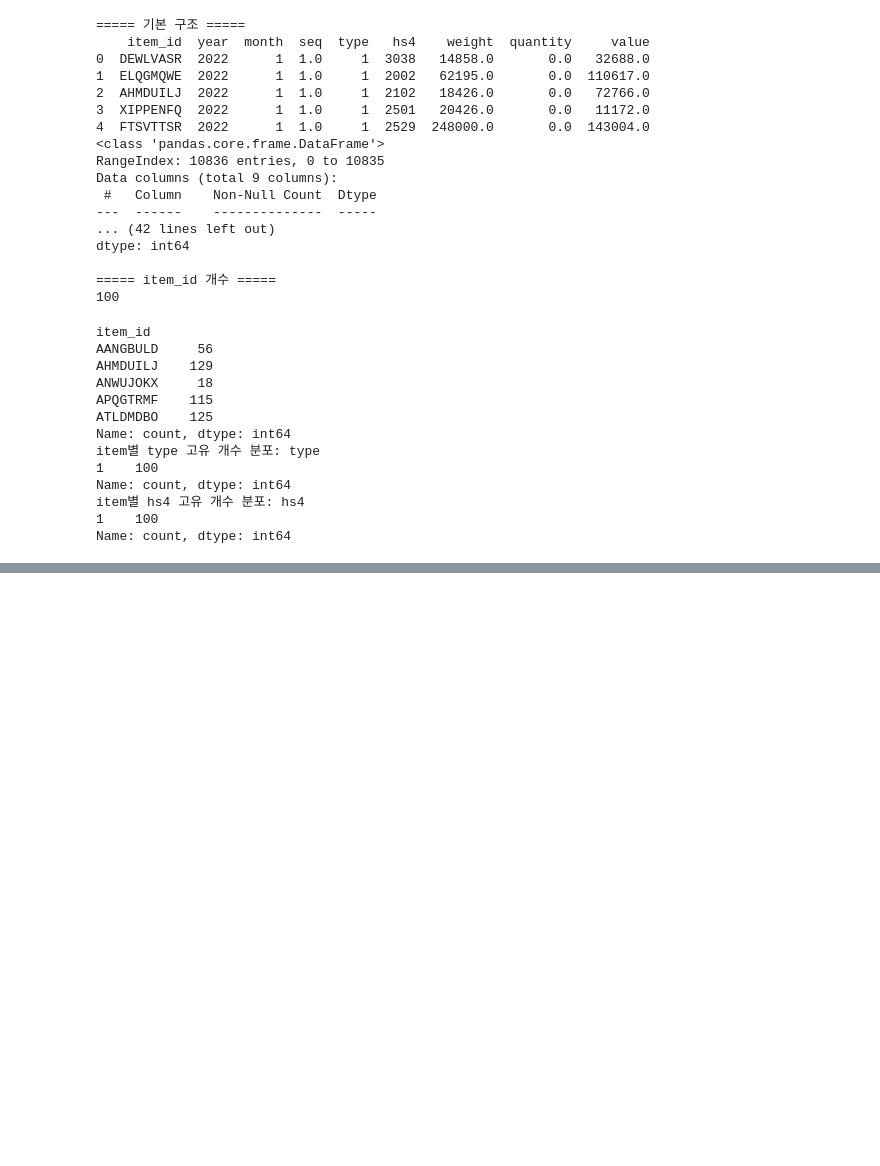
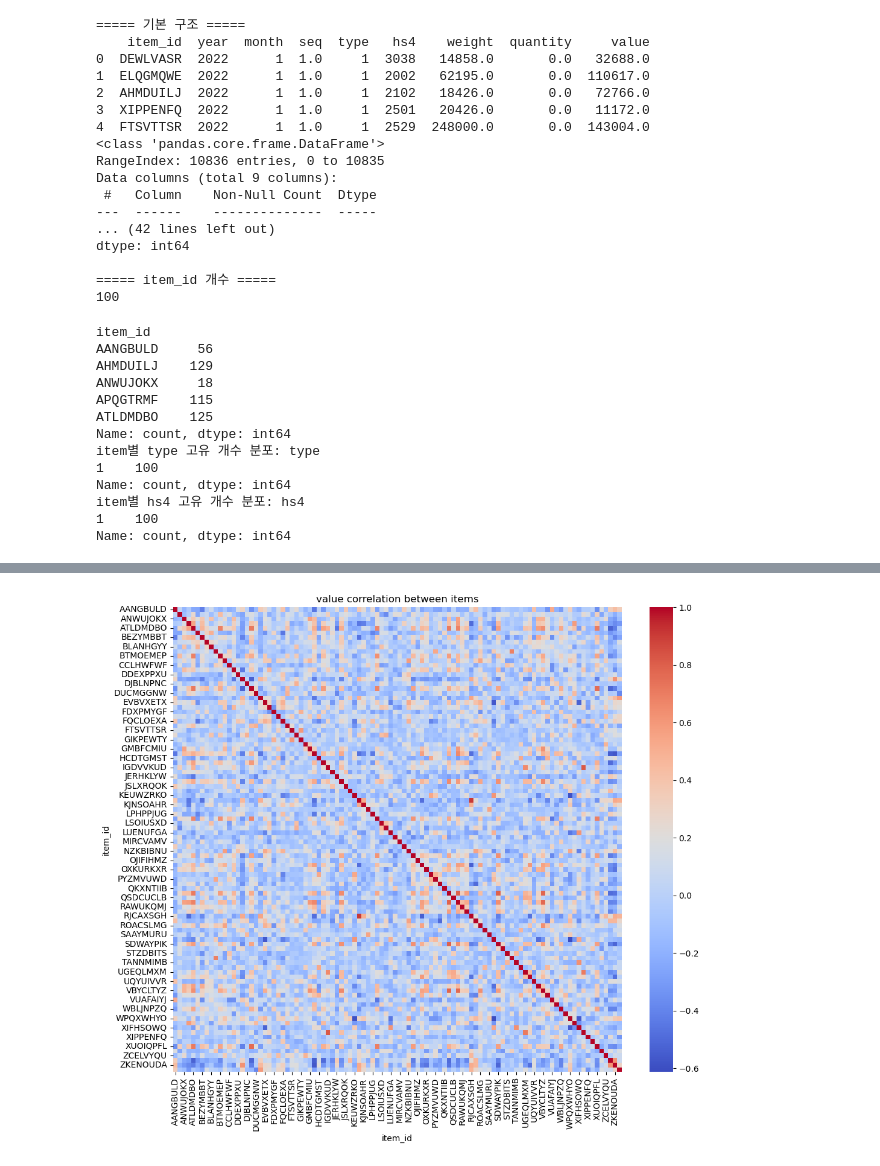
Before and after one commit to Mooonmiiin/CoTe, a Jupyter notebook: 제3회 국민대학교 AI빅데이터 분석 경진대회/EDA.ipynb, the cells around one changed output, grey strips where cells are left out. Drawn from its saved outputs; the diff is of its cells as text; code cells hidden in the pictures; blank space fills up the shorter version.

```diff
--- a/제3회 국민대학교 AI빅데이터 분석 경진대회/EDA.ipynb
+++ b/제3회 국민대학교 AI빅데이터 분석 경진대회/EDA.ipynb
@@ -76,0 +90,17 @@ plt.show()
+# %%
+# 월별 value pivot
+pivot = df.groupby(['date','item_id'])['value'].sum().reset_index()
+pivot = pivot.pivot(index='date', columns='item_id', values='value')
+
+# 결측치 0으로 채움
+pivot = pivot.fillna(0)
+
+# 상관관계
+corr_matrix = pivot.corr()
+
+plt.figure(figsize=(12,10))
+sns.heatmap(corr_matrix, cmap="coolwarm")
+plt.title("value correlation between items")
+plt.show()
+# %% [output]
+[figure, added]
```
Also changed, not shown: parts of 4 cells of this notebook.
